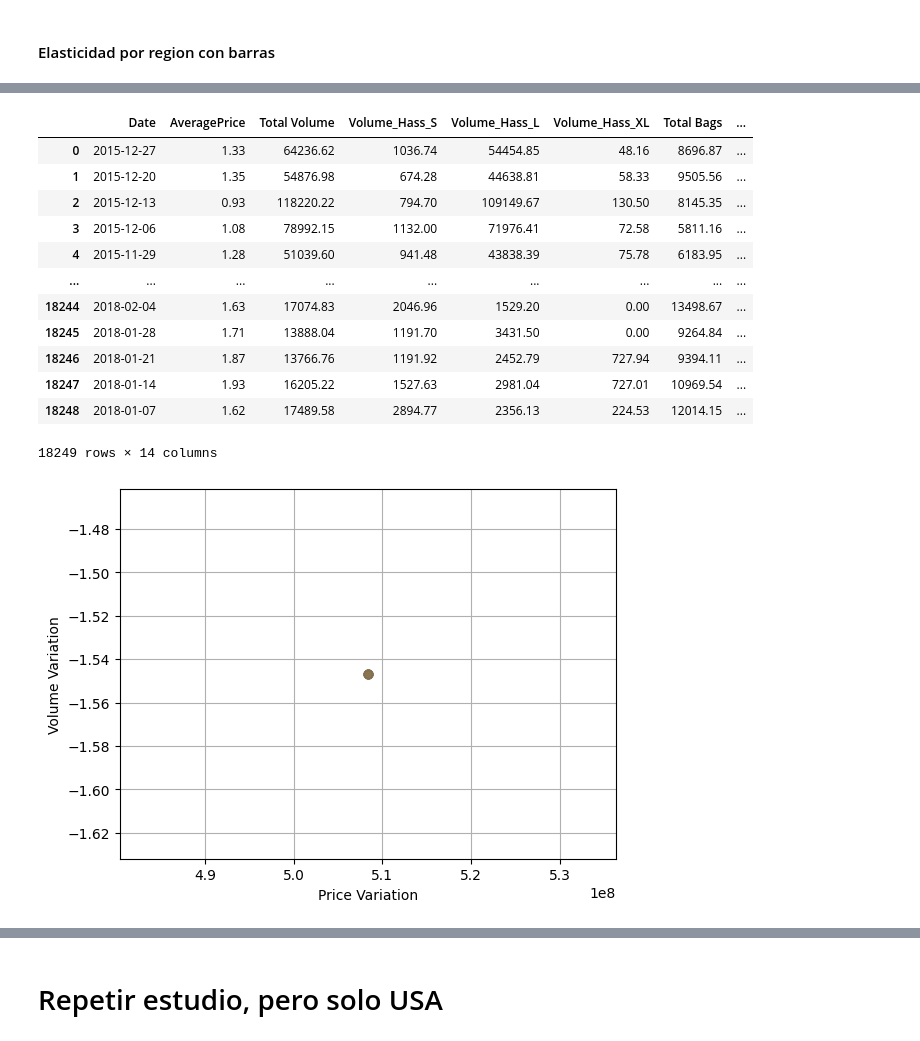
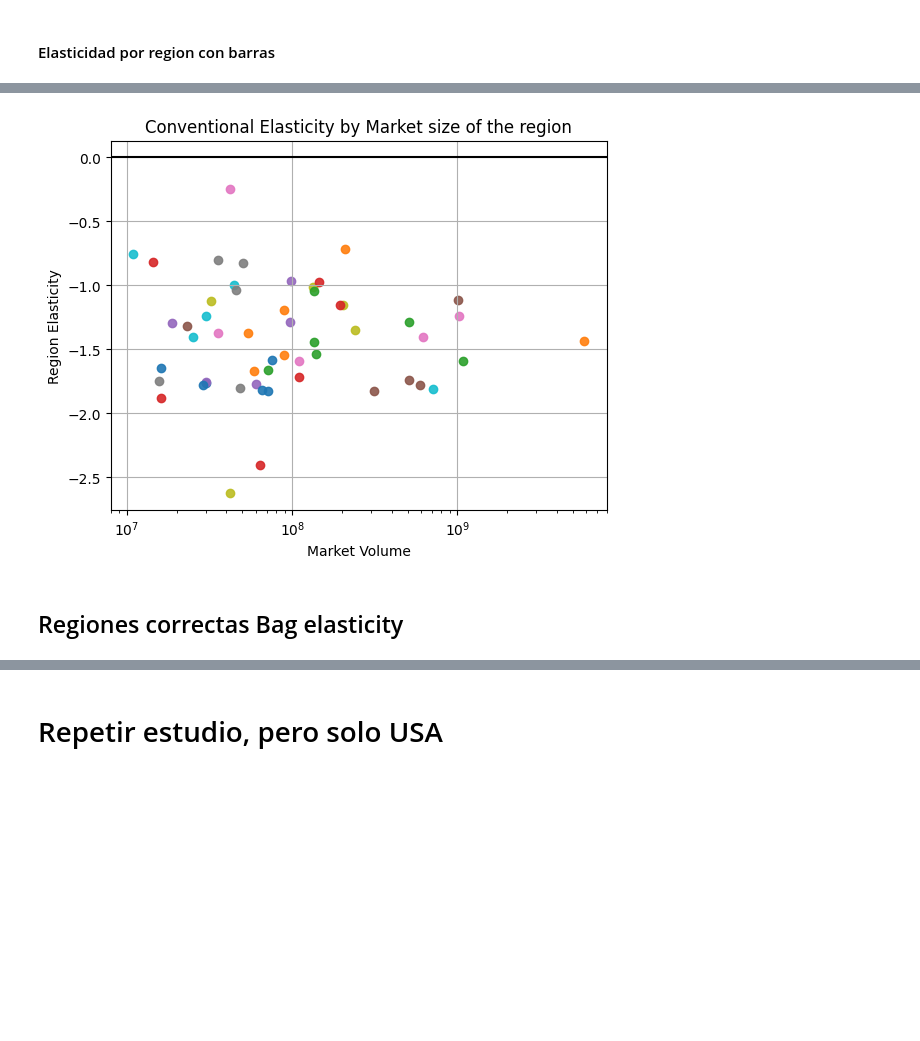
Before and after one commit to cpujol-dev/MiniProjectAavocado, a Jupyter notebook: 3.proyecto_team_apartados.ipynb, the cells around one changed output, grey strips where cells are left out. Saved outputs shown, nothing was run; the diff lists cells and outputs as text; code cells hidden in the pictures; blank space fills up the shorter version.

Commit message:
Elasticity

```diff
--- a/3.proyecto_team_apartados.ipynb
+++ b/3.proyecto_team_apartados.ipynb
@@ -651,7 +654,7 @@ import numpy as np
 import pandas as pd
 
 df_cp_elast = df_cp.copy()
-df_cp_elast= df_cp_elast.sort_values(by=['region','type', 'year'])
+df_cp_elast= df_cp_elast.sort_values(by=['region','type', 'Date'])
 
 # Crear la figura y los subplots
 fig, axs = plt.subplots(1, 2, figsize=(12, 5))  # 1 fila, 2 columnas
@@ -814,54 +833,42 @@ plt.show()
 # %%
 # Aqui podem veure que a majors mercats el preu mig tendeix a abaratirse.
 #Aqui estem prenent cada regio com equivalentment valida
 # cambiar el 2018 no parece afectar los resultados
 df_cp_elast = df_cp.copy()
 
-df_cp_elast= df_cp_elast.sort_values(by=['region','type', 'year'])
-
-display(df_cp_elast)
-
-# df_cp_elast = df_cp_elast[df_cp_elast['type']=='conventional']
+df_cp_elast= df_cp_elast.sort_values(by=['region','type', 'Date'])
 
 fig, ax=plt.subplots()
 
 for region in pd.unique(df_cp_elast['region']):
 
-    elast_region = df_cp_elast[df_cp_elast['region'] == 'Midsouth'].copy()
+    elast_region = df_cp_elast[df_cp_elast['region'] == region].copy()
     temp_market_size= elast_region['Total Volume'].sum()
 
 
     conventional_df = elast_region[elast_region['type'] == 'conventional'].copy().reset_index()
     conventional_df['Variation Volume'] = conventional_df['Total Volume'].pct_change()
     conventional_df['Variation AveragePrice'] =  conventional_df['AveragePrice'].pct_change()
 
     conventional_df['Elasticity'] = conventional_df['Total Volume'].pct_change() / conventional_df['AveragePrice'].pct_change()
 
     conventional_df = conventional_df[-conventional_df['Elasticity'].isin([-np.inf,np.inf])]
 
 
     # color= classification_colors[conventional_df.loc[1,'region_class']]#.map(classification_colors)
     y_values = conventional_df.loc[1:,'Elasticity'].mean()
     x_values = conventional_df.loc[1:,'Variation AveragePrice']
-    ax.scatter(x=temp_market_size, y= y_values, alpha = 0.2)
+    ax.scatter(x=temp_market_size, y= y_values, alpha = 0.9, label= region)
 
-# plt.xscale('log')
-plt.ylabel('Volume Variation')
-plt.xlabel('Price Variation')
+plt.xscale('log')
+plt.ylabel('Region Elasticity')
+plt.xlabel('Market Volume')
+plt.axhline(0, color='black', linewidth=1.5, linestyle='-')  # Horizontal line at y=0
+plt.title('Conventional Elasticity by Market size of the region')
+# plt.legend()
 plt.grid()
 plt.show()
 # %% [output]
-|  | Date | AveragePrice | Total Volume | Volume_Hass_S | Volume_Hass_L | Volume_Hass_XL | Total Bags | ... |
-| 0 | 2015-12-27 | 1.33 | 64236.62 | 1036.74 | 54454.85 | 48.16 | 8696.87 | ... |
-| 1 | 2015-12-20 | 1.35 | 54876.98 | 674.28 | 44638.81 | 58.33 | 9505.56 | ... |
-| 2 | 2015-12-13 | 0.93 | 118220.22 | 794.70 | 109149.67 | 130.50 | 8145.35 | ... |
-| 3 | 2015-12-06 | 1.08 | 78992.15 | 1132.00 | 71976.41 | 72.58 | 5811.16 | ... |
-| 4 | 2015-11-29 | 1.28 | 51039.60 | 941.48 | 43838.39 | 75.78 | 6183.95 | ... |
-| ... | ... | ... | ... | ... | ... | ... | ... | ... |
-| 18244 | 2018-02-04 | 1.63 | 17074.83 | 2046.96 | 1529.20 | 0.00 | 13498.67 | ... |
-| 18245 | 2018-01-28 | 1.71 | 13888.04 | 1191.70 | 3431.50 | 0.00 | 9264.84 | ... |
-| 18246 | 2018-01-21 | 1.87 | 13766.76 | 1191.92 | 2452.79 | 727.94 | 9394.11 | ... |
-| 18247 | 2018-01-14 | 1.93 | 16205.22 | 1527.63 | 2981.04 | 727.01 | 10969.54 | ... |
-| 18248 | 2018-01-07 | 1.62 | 17489.58 | 2894.77 | 2356.13 | 224.53 | 12014.15 | ... |
-18249 rows × 14 columns
-[figure, old version]
+[figure, new version]
+# %% [markdown]
+## Regiones correctas Bag elasticity
```
Also changed, not shown: parts of 11 cells of this notebook.
